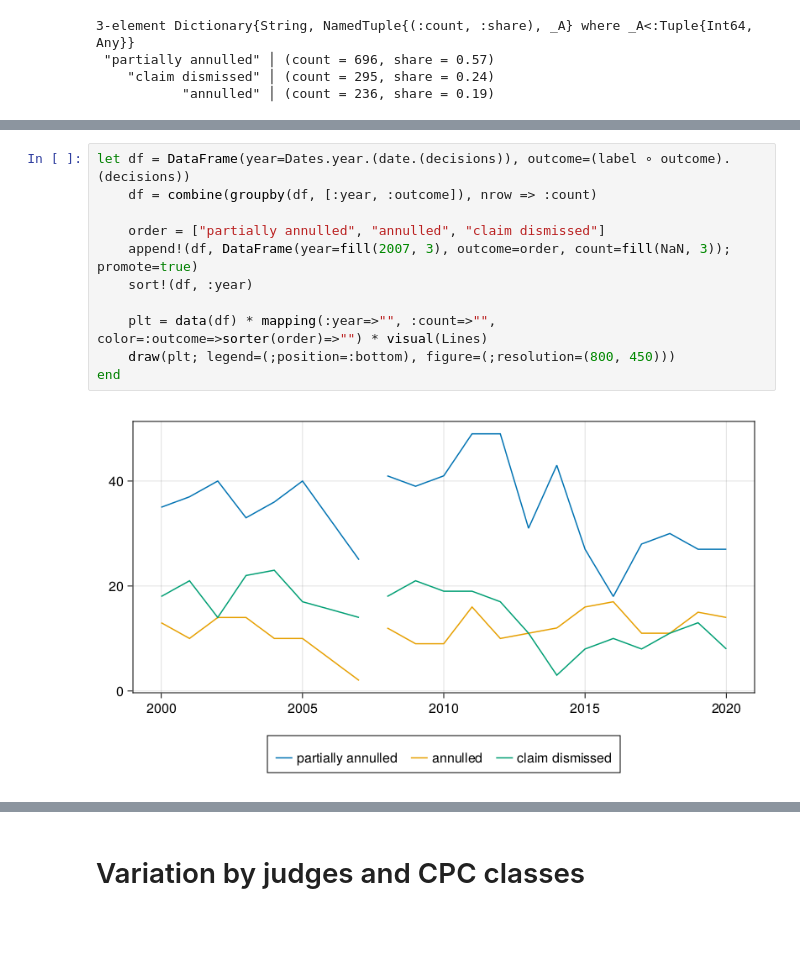
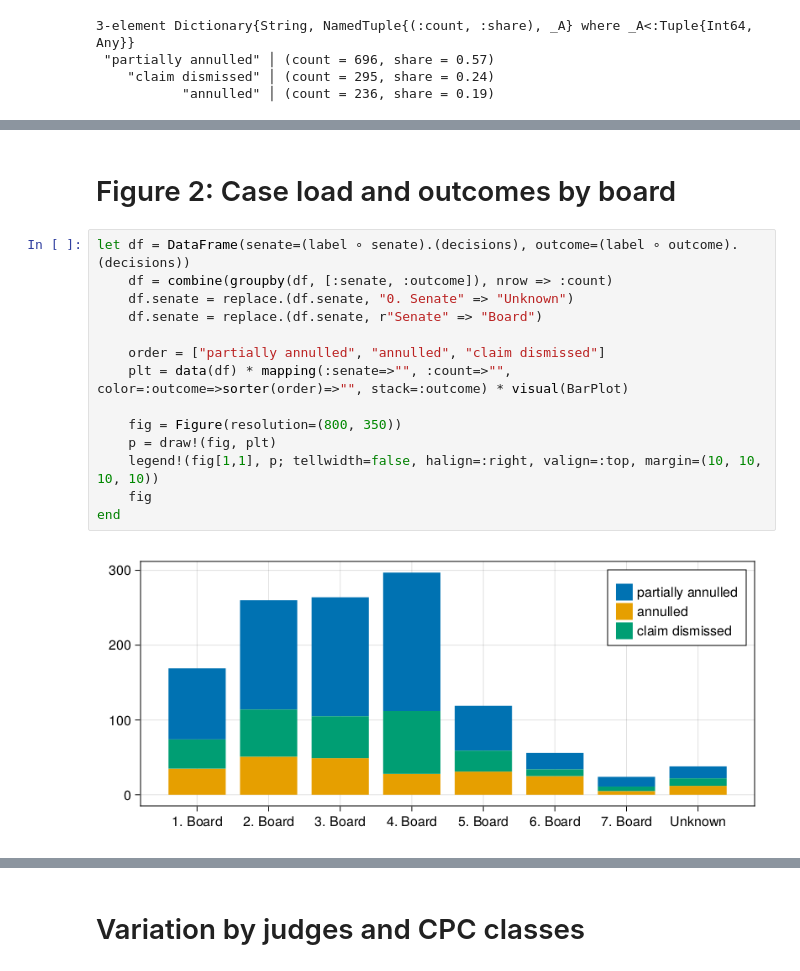
Before and after one commit to jfb-h/unified-judicial-decisions-analysis, a Jupyter notebook: scripts/final-results/descriptive-results.ipynb, the cells around one changed output, grey strips where cells are left out. Cells and saved outputs as stored; diff of their text form; blank space fills up the shorter version.

Commit message:
data validation, board vs. senate

```diff
--- a/scripts/final-results/descriptive-results.ipynb
+++ b/scripts/final-results/descriptive-results.ipynb
@@ -120,13 +96,18 @@ end
+# %% [markdown]
+# Figure 2: Case load and outcomes by board
 # %%
-let df = DataFrame(year=Dates.year.(date.(decisions)), outcome=(label ∘ outcome).(decisions))
-    df = combine(groupby(df, [:year, :outcome]), nrow => :count)
+let df = DataFrame(senate=(label ∘ senate).(decisions), outcome=(label ∘ outcome).(decisions))
+    df = combine(groupby(df, [:senate, :outcome]), nrow => :count)
+    df.senate = replace.(df.senate, "0. Senate" => "Unknown")
+    df.senate = replace.(df.senate, r"Senate" => "Board")
 
     order = ["partially annulled", "annulled", "claim dismissed"]
-    append!(df, DataFrame(year=fill(2007, 3), outcome=order, count=fill(NaN, 3)); promote=true)
-    sort!(df, :year)
+    plt = data(df) * mapping(:senate=>"", :count=>"", color=:outcome=>sorter(order)=>"", stack=:outcome) * visual(BarPlot)
 
-    plt = data(df) * mapping(:year=>"", :count=>"", color=:outcome=>sorter(order)=>"") * visual(Lines)
-    draw(plt; legend=(;position=:bottom), figure=(;resolution=(800, 450)))
+    fig = Figure(resolution=(800, 350))
+    p = draw!(fig, plt)
+    legend!(fig[1,1], p; tellwidth=false, halign=:right, valign=:top, margin=(10, 10, 10, 10))
+    fig
 end
 # %% [output]
-[figure, old version]
+[figure, new version]
```
Also changed, not shown: parts of 13 cells of this notebook, 3 other files.
